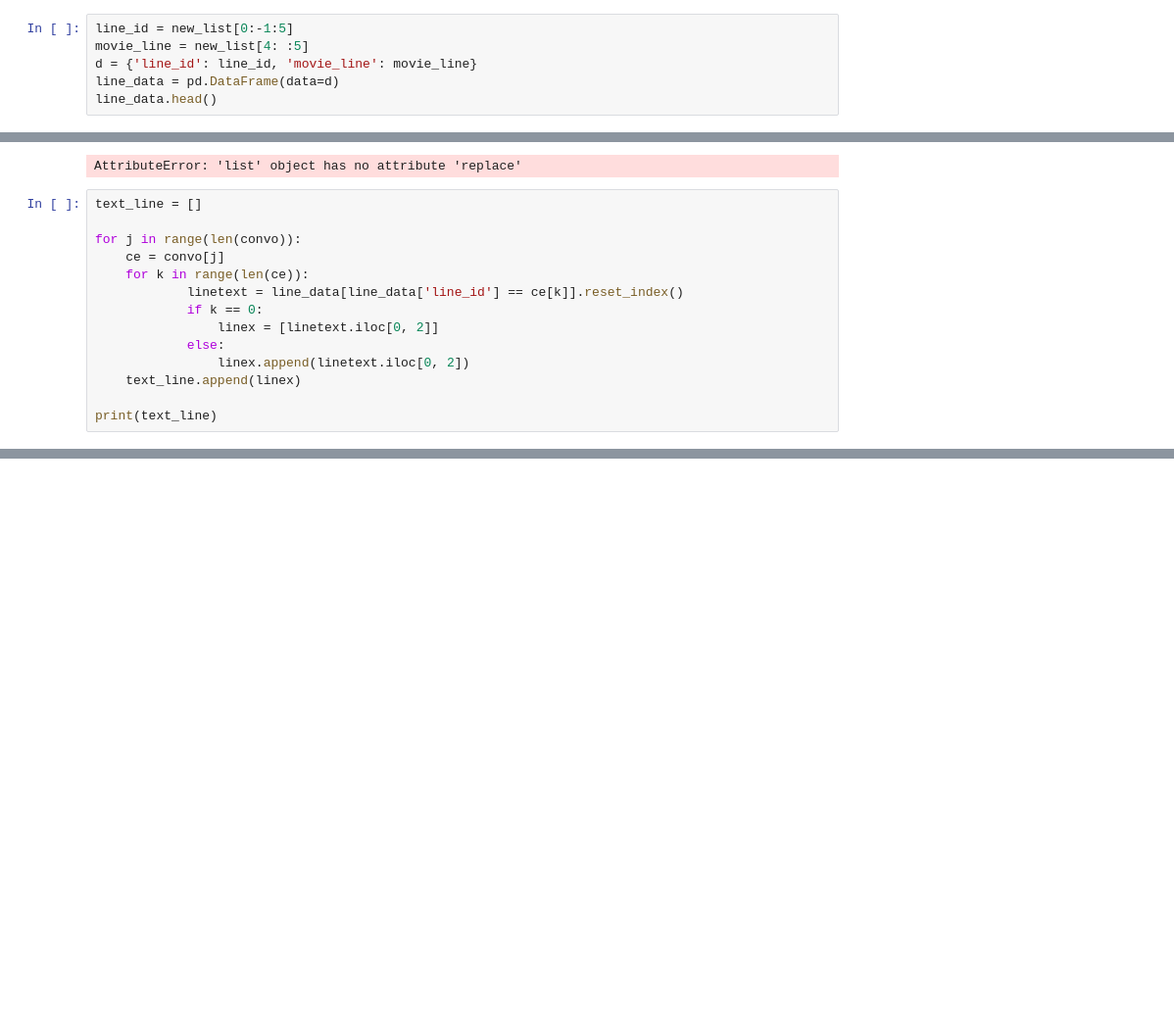
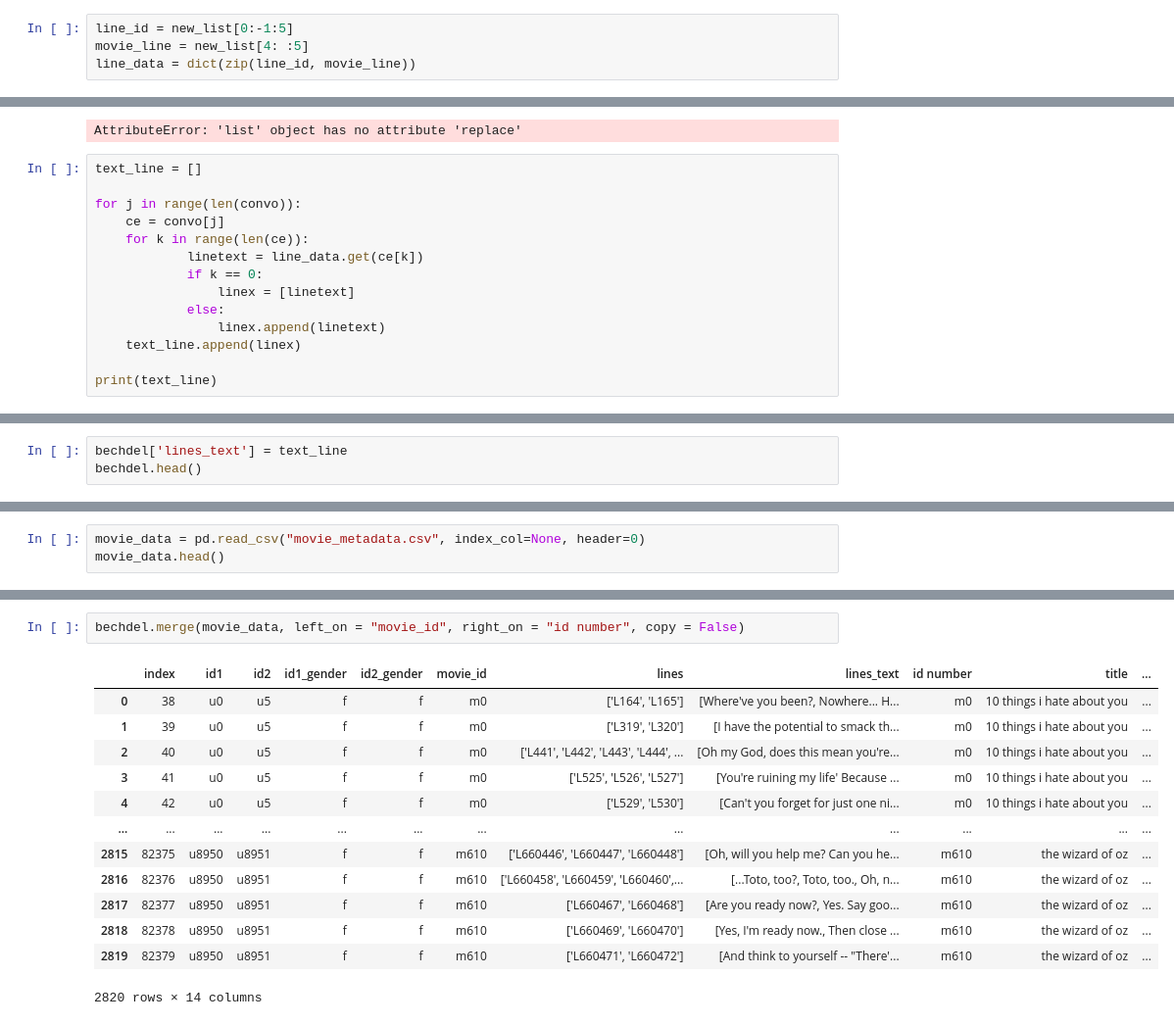
Before and after one commit to ElsieEigers/cornell_textfile_parser, a Jupyter notebook: Data_Merger.ipynb, the cells around one changed output, grey strips where cells are left out. Shown at 98% size. Drawn from its saved outputs; the diff is of its cells as text; blank space fills up the shorter version.

Commit message:
updated Data Merger

```diff
--- a/Data_Merger.ipynb
+++ b/Data_Merger.ipynb
@@ -67,6 +85,4 @@ for i in range(len(list_)):
 # %%
 line_id = new_list[0:-1:5]
 movie_line = new_list[4: :5]
-d = {'line_id': line_id, 'movie_line': movie_line}
-line_data = pd.DataFrame(data=d)
-line_data.head()
+line_data = dict(zip(line_id, movie_line))
@@ -98,11 +107,11 @@ text_line = []
 for j in range(len(convo)):
     ce = convo[j]
     for k in range(len(ce)):
-            linetext = line_data[line_data['line_id'] == ce[k]].reset_index()
+            linetext = line_data.get(ce[k])
             if k == 0:
-                linex = [linetext.iloc[0, 2]]
+                linex = [linetext]
             else:
-                linex.append(linetext.iloc[0, 2])
+                linex.append(linetext)
     text_line.append(linex)
 
 print(text_line)
@@ -108,0 +120,3 @@ print(text_line)
+# %%
+bechdel['lines_text'] = text_line
+bechdel.head()
@@ -108,0 +130,3 @@ print(text_line)
+# %%
+movie_data = pd.read_csv("movie_metadata.csv", index_col=None, header=0)
+movie_data.head()
@@ -108,0 +140,16 @@ print(text_line)
+# %%
+bechdel.merge(movie_data, left_on = "movie_id", right_on = "id number", copy = False)
+# %% [output]
+|  | index | id1 | id2 | id1_gender | id2_gender | movie_id | lines | lines_text | id number | title | ... |
+| 0 | 38 | u0 | u5 | f | f | m0 | ['L164', 'L165'] | [Where've you been?, Nowhere... H... | m0 | 10 things i hate about you | ... |
+| 1 | 39 | u0 | u5 | f | f | m0 | ['L319', 'L320'] | [I have the potential to smack th... | m0 | 10 things i hate about you | ... |
+| 2 | 40 | u0 | u5 | f | f | m0 | ['L441', 'L442', 'L443', 'L444', ... | [Oh my God, does this mean you're... | m0 | 10 things i hate about you | ... |
+| 3 | 41 | u0 | u5 | f | f | m0 | ['L525', 'L526', 'L527'] | [You're ruining my life' Because ... | m0 | 10 things i hate about you | ... |
+| 4 | 42 | u0 | u5 | f | f | m0 | ['L529', 'L530'] | [Can't you forget for just one ni... | m0 | 10 things i hate about you | ... |
+| ... | ... | ... | ... | ... | ... | ... | ... | ... | ... | ... | ... |
+| 2815 | 82375 | u8950 | u8951 | f | f | m610 | ['L660446', 'L660447', 'L660448'] | [Oh, will you help me? Can you he... | m610 | the wizard of oz | ... |
+| 2816 | 82376 | u8950 | u8951 | f | f | m610 | ['L660458', 'L660459', 'L660460',... | [...Toto, too?, Toto, too., Oh, n... | m610 | the wizard of oz | ... |
+| 2817 | 82377 | u8950 | u8951 | f | f | m610 | ['L660467', 'L660468'] | [Are you ready now?, Yes. Say goo... | m610 | the wizard of oz | ... |
+| 2818 | 82378 | u8950 | u8951 | f | f | m610 | ['L660469', 'L660470'] | [Yes, I'm ready now., Then close ... | m610 | the wizard of oz | ... |
+| 2819 | 82379 | u8950 | u8951 | f | f | m610 | ['L660471', 'L660472'] | [And think to yourself -- "There'... | m610 | the wizard of oz | ... |
+2820 rows × 14 columns
```
Also changed, not shown: parts of 9 cells of this notebook.
